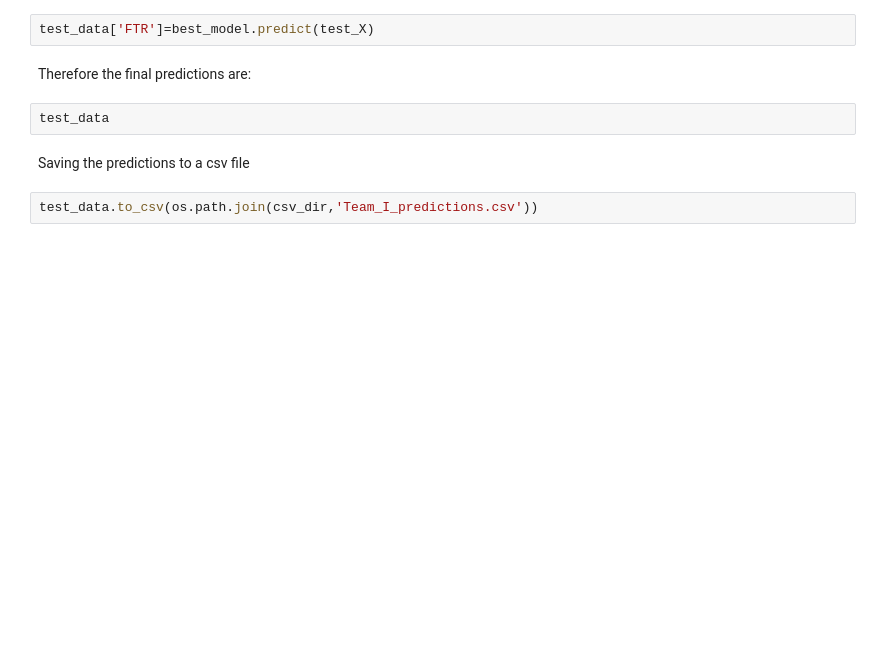
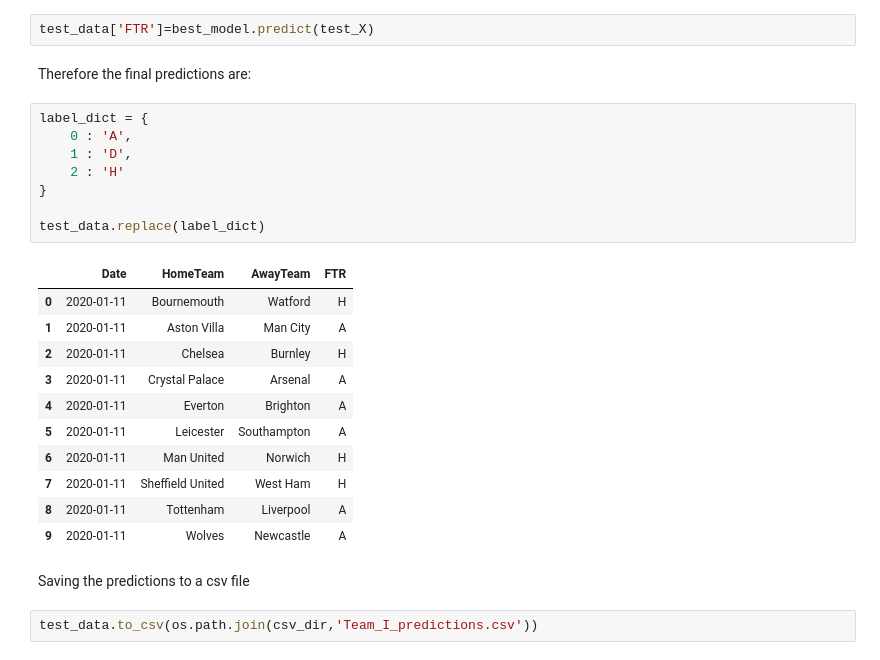
Before and after one commit to arundathi-shanthini/Beat-the-Bookie, a Jupyter notebook: Code/Beat The Bookie.ipynb, the cells around one changed output. Saved outputs shown, nothing was run; the diff lists cells and outputs as text; blank space fills up the shorter version.

```diff
--- a/Code/Beat The Bookie.ipynb
+++ b/Code/Beat The Bookie.ipynb
@@ -2121,8 +2440,26 @@ if str_flag=='after':
 test_data['FTR']=best_model.predict(test_X)
 # %% [markdown]
 Therefore the final predictions are:
-# %%
-test_data
+# %%
+label_dict = {
+    0 : 'A',
+    1 : 'D',
+    2 : 'H'
+}
+
+test_data.replace(label_dict)
+# %% [output]
+|  | Date | HomeTeam | AwayTeam | FTR |
+| 0 | 2020-01-11 | Bournemouth | Watford | H |
+| 1 | 2020-01-11 | Aston Villa | Man City | A |
+| 2 | 2020-01-11 | Chelsea | Burnley | H |
+| 3 | 2020-01-11 | Crystal Palace | Arsenal | A |
+| 4 | 2020-01-11 | Everton | Brighton | A |
+| 5 | 2020-01-11 | Leicester | Southampton | A |
+| 6 | 2020-01-11 | Man United | Norwich | H |
+| 7 | 2020-01-11 | Sheffield United | West Ham | H |
+| 8 | 2020-01-11 | Tottenham | Liverpool | A |
+| 9 | 2020-01-11 | Wolves | Newcastle | A |
 # %% [markdown]
 Saving the predictions to a csv file
 # %%
```
Also changed, not shown: parts of 70 cells of this notebook, 2 other files.
